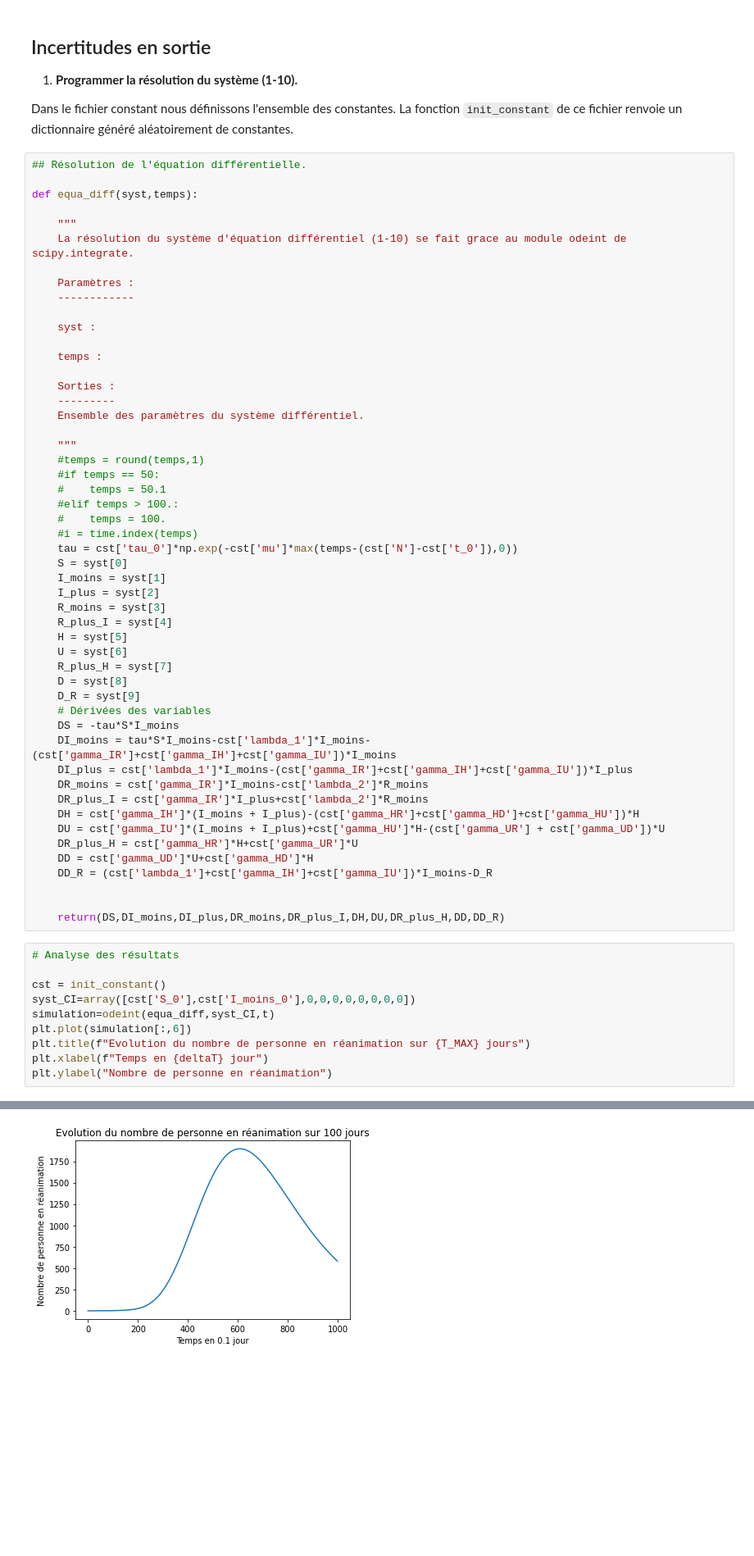
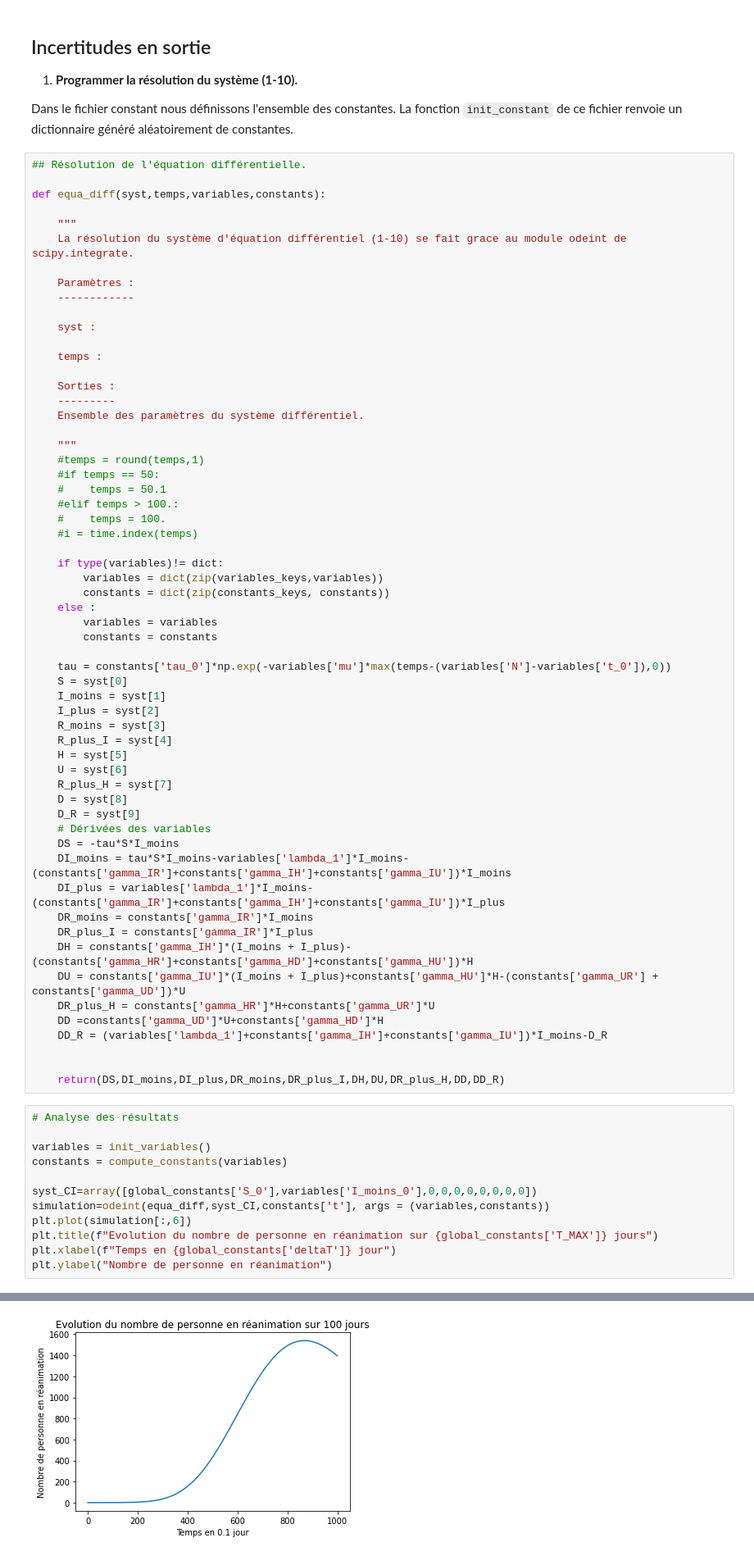
Before and after one commit to SwannChelly/MAP568, a Jupyter notebook: src/Project.ipynb, the cells around one changed output, grey strips where cells are left out. Shown at 82% size. Saved outputs shown, nothing was run; the diff lists cells and outputs as text; blank space fills up the shorter version.

```diff
--- a/src/Project.ipynb
+++ b/src/Project.ipynb
@@ -21,7 +21,7 @@ Dans le fichier constant nous définissons l'ensemble des constantes. La fonctio
 # %%
 ## Résolution de l'équation différentielle.
 
-def equa_diff(syst,temps):
+def equa_diff(syst,temps,variables,constants):
 
     """
     La résolution du système d'équation différentiel (1-10) se fait grace au module odeint de scipy.integrate.
@@ -44,7 +44,15 @@ def equa_diff(syst,temps):
     #elif temps > 100.:
     #    temps = 100.
     #i = time.index(temps)
-    tau = cst['tau_0']*np.exp(-cst['mu']*max(temps-(cst['N']-cst['t_0']),0))
+
+    if type(variables)!= dict:
+        variables = dict(zip(variables_keys,variables))
+        constants = dict(zip(constants_keys, constants))
+    else :
+        variables = variables
+        constants = constants
+
+    tau = constants['tau_0']*np.exp(-variables['mu']*max(temps-(variables['N']-variables['t_0']),0))
     S = syst[0]
     I_moins = syst[1]
     I_plus = syst[2]
@@ -57,31 +65,33 @@ def equa_diff(syst,temps):
     D_R = syst[9]
     # Dérivées des variables
     DS = -tau*S*I_moins
-    DI_moins = tau*S*I_moins-cst['lambda_1']*I_moins-(cst['gamma_IR']+cst['gamma_IH']+cst['gamma_IU'])*I_moins
-    DI_plus = cst['lambda_1']*I_moins-(cst['gamma_IR']+cst['gamma_IH']+cst['gamma_IU'])*I_plus
-    DR_moins = cst['gamma_IR']*I_moins-cst['lambda_2']*R_moins
-    DR_plus_I = cst['gamma_IR']*I_plus+cst['lambda_2']*R_moins
-    DH = cst['gamma_IH']*(I_moins + I_plus)-(cst['gamma_HR']+cst['gamma_HD']+cst['gamma_HU'])*H
-    DU = cst['gamma_IU']*(I_moins + I_plus)+cst['gamma_HU']*H-(cst['gamma_UR'] + cst['gamma_UD'])*U
-    DR_plus_H = cst['gamma_HR']*H+cst['gamma_UR']*U
-    DD = cst['gamma_UD']*U+cst['gamma_HD']*H
-    DD_R = (cst['lambda_1']+cst['gamma_IH']+cst['gamma_IU'])*I_moins-D_R
+    DI_moins = tau*S*I_moins-variables['lambda_1']*I_moins-(constants['gamma_IR']+constants['gamma_IH']+constants['gamma_IU'])*I_moins
+    DI_plus = variables['lambda_1']*I_moins-(constants['gamma_IR']+constants['gamma_IH']+constants['gamma_IU'])*I_plus
+    DR_moins = constants['gamma_IR']*I_moins
+    DR_plus_I = constants['gamma_IR']*I_plus
+    DH = constants['gamma_IH']*(I_moins + I_plus)-(constants['gamma_HR']+constants['gamma_HD']+constants['gamma_HU'])*H
+    DU = constants['gamma_IU']*(I_moins + I_plus)+constants['gamma_HU']*H-(constants['gamma_UR'] + constants['gamma_UD'])*U
+    DR_plus_H = constants['gamma_HR']*H+constants['gamma_UR']*U
+    DD =constants['gamma_UD']*U+constants['gamma_HD']*H
+    DD_R = (variables['lambda_1']+constants['gamma_IH']+constants['gamma_IU'])*I_moins-D_R
 
 
     return(DS,DI_moins,DI_plus,DR_moins,DR_plus_I,DH,DU,DR_plus_H,DD,DD_R)
 # %%
 # Analyse des résultats
 
-cst = init_constant()
-syst_CI=array([cst['S_0'],cst['I_moins_0'],0,0,0,0,0,0,0,0])
-simulation=odeint(equa_diff,syst_CI,t)
+variables = init_variables()
+constants = compute_constants(variables)
+
+syst_CI=array([global_constants['S_0'],variables['I_moins_0'],0,0,0,0,0,0,0,0])
+simulation=odeint(equa_diff,syst_CI,constants['t'], args = (variables,constants))
 plt.plot(simulation[:,6])
-plt.title(f"Evolution du nombre de personne en réanimation sur {T_MAX} jours")
-plt.xlabel(f"Temps en {deltaT} jour")
+plt.title(f"Evolution du nombre de personne en réanimation sur {global_constants['T_MAX']} jours")
+plt.xlabel(f"Temps en {global_constants['deltaT']} jour")
 plt.ylabel("Nombre de personne en réanimation")
 # %% [output]
 Text(0, 0.5, 'Nombre de personne en réanimation')
-[figure, old version]
+[figure, new version]
 # %% [markdown]
 2) **Par échantillonnage Monte Carlo (en utilisant les lois des paramètres d'entrée de la table 1), donner :**
 - la loi du nombre maximal de patients présents en soins intensifs (histogramme, moyenne, quantiles à 10% et 90%),
```
Also changed, not shown: parts of 12 cells of this notebook, 5 other files.
